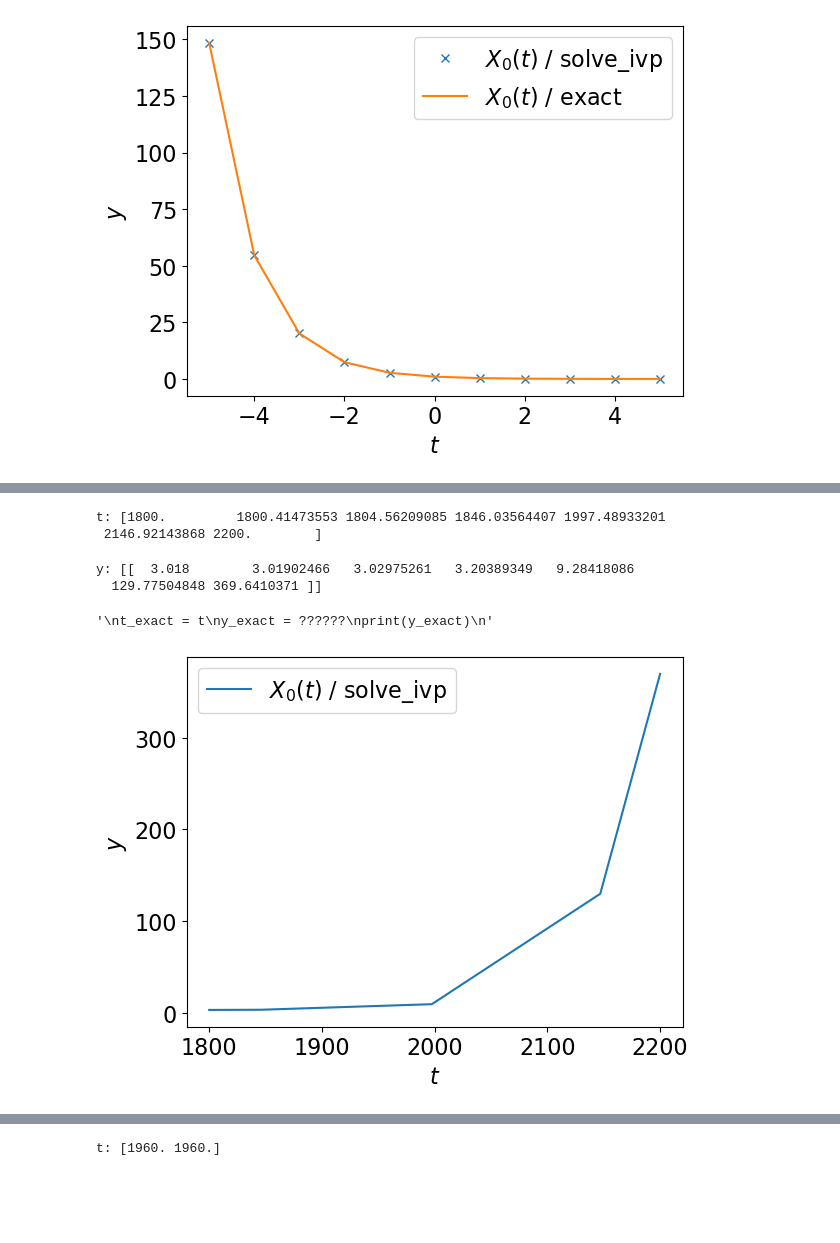
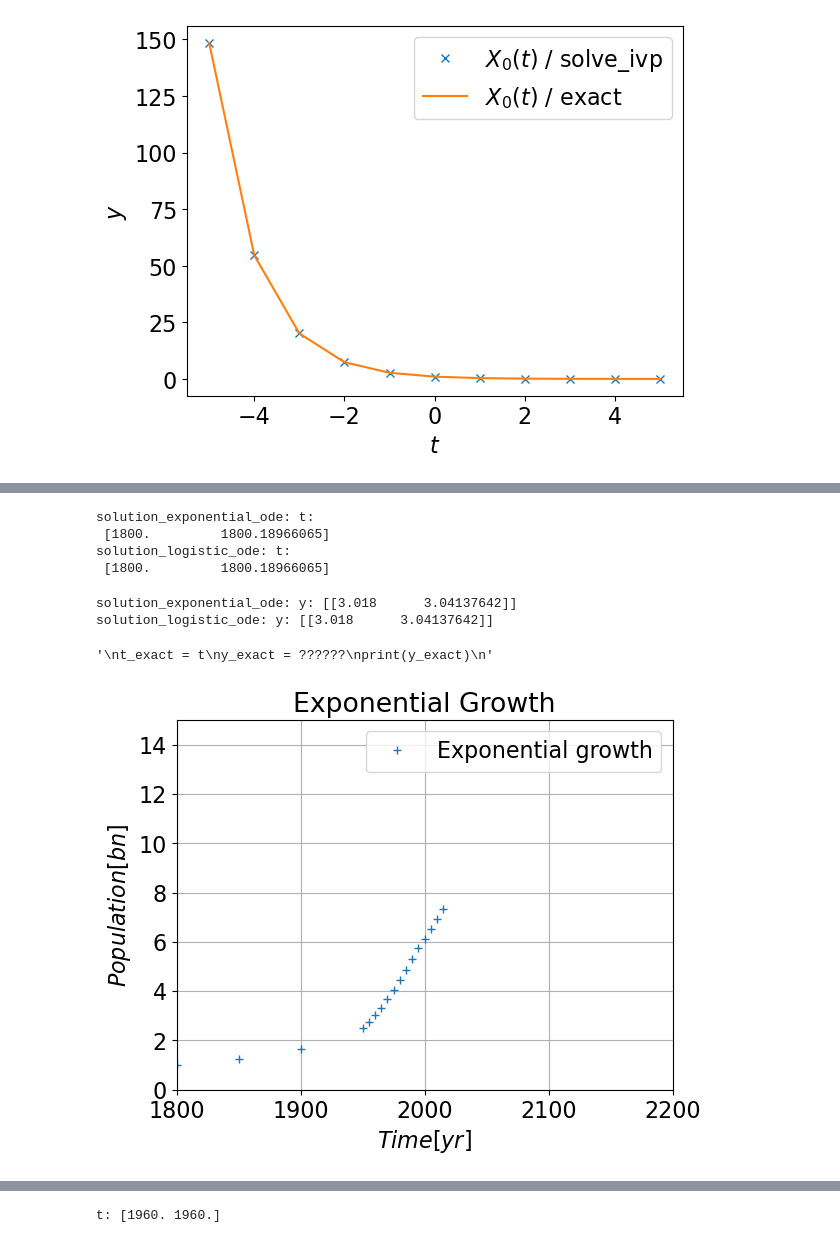
Before and after one commit to ablarer/SCC_ZHAW, a Jupyter notebook: 01/01 Vorlesung, Lab.ipynb, the cells around one changed output, grey strips where cells are left out. Cells and saved outputs as stored; diff of their text form; code cells hidden in the pictures; blank space fills up the shorter version.

```diff
--- a/01/01 Vorlesung, Lab.ipynb
+++ b/01/01 Vorlesung, Lab.ipynb
@@ -97,15 +99,20 @@ import matplotlib.pyplot as plt
 import numpy as np
 # %%
 # (3) Create an array of the initial and final time: t_span = [t_begins, t_ends]
-t = np.array([1800, 2200])
+t = np.arange(1800, 2205, 5)
+
 # (4a) Define an array with the value of the initial condition: y_0 = [value]
-y0 = np.array([0, 15])
+y0 = np.array([3.018])
 
-t0 = np.array([1960])
-y0 = np.array([3.018])
-b_minus_m = 0.02
+# Manual entries
+data_t = np.array([1800, 1850, 1900, 1950, 1955, 1960, 1965, 1970, 1975, 1980, 1985, 1990, 1995, 2000, 2005, 2010, 2015])
+data_p = np.array([1, 1.262, 1.650, 2.525, 2.758, 3.018, 3.322, 3.682, 4.061, 4.440, 4.853, 5.310, 5.735, 6.127, 6.520, 6.930, 7.349])
 
-data_t = np.array([1800, 1850, 1900, 1950, 2005, 2015])
-data_p = np.array([1, 1.262, 1.650, 2.525, 2.758, 3.018, 3.322, 3.682, 4.061, 4.440, 4.853, 5.310, 5.735, 6.127, 6.520, 6.930, 7.349])
+# Exponential function without ode
+def exponential(t):
+    t0 = 1960
+    y0 = 3.018
+    b_minus_m = 0.02
+    return y0 * np.exp(b_minus_m * (t - t0))
 # %%
 # (2) Define the function, f, for the right-hand side of the ODE
@@ -120,16 +134,20 @@ solution = solve_ivp(simple_function, t , y0)
 # solution = solve_ivp(simple_function, t , y0, t_eval = t_eval)
 # %%
 # (5c) Get results
-t = solution.t
-print(f't: {t}')
+solution_exponential_ode = solution.t
+solution_logistic_ode = solution.t
+print(f'solution_exponential_ode: t:\n {solution_exponential_ode}')
+print(f'solution_logistic_ode: t:\n {solution_logistic_ode}')
 # %% [output]
-t: [1800.         1800.41473553 1804.56209085 1846.03564407 1997.48933201
- 2146.92143868 2200.        ]
+solution_exponential_ode: t:
+ [1800.         1800.18966065]
+solution_logistic_ode: t:
+ [1800.         1800.18966065]
 # %%
 # (5c) Get results
-y = solution.y
-print(f'y: {y}')
+print(f'solution_exponential_ode: y: {y}')
+print(f'solution_logistic_ode: y: {y}')
 # %% [output]
-y: [[  3.018        3.01902466   3.02975261   3.20389349   9.28418086
-  129.77504848 369.6410371 ]]
+solution_exponential_ode: y: [[3.018      3.04137642]]
+solution_logistic_ode: y: [[3.018      3.04137642]]
 # %%
@@ -141,14 +159,20 @@ print(y_exact)
 """
 # %% [output]
 '\nt_exact = t\ny_exact = ??????\nprint(y_exact)\n'
-# %%
-# Plot the answer
-plt.xlabel('$t$')
-plt.ylabel('$y$')
-plt.plot(t, y[0], '-', label=f'$X_{0}(t)$ / solve_ivp')
-# plt.plot(t_exact, y_exact[0], '-', label=f'$X_{0}(t)$ / exact')
-plt.legend()
-plt.show()
-# %% [output]
-[figure, removed]
+# %%
+# Plot the answer
+plt.xlabel('$Time [yr]$')
+plt.ylabel('$Population [bn]$')
+# plt.plot(t, exponential(t), 'x')
+# Manual entries
+plt.plot(data_t, data_p, '+')
+# plt.plot(t, y[0], 'x')
+plt.title('Exponential Growth')
+plt.xlim([1800, 2200])
+plt.ylim([0, 15])
+plt.grid()
+plt.legend([ 'Exponential growth', 'Estimated World Population Data'])
+plt.show()
+# %% [output]
+[figure, added]
 # %% [markdown]
```
Also changed, not shown: parts of 34 cells of this notebook.
